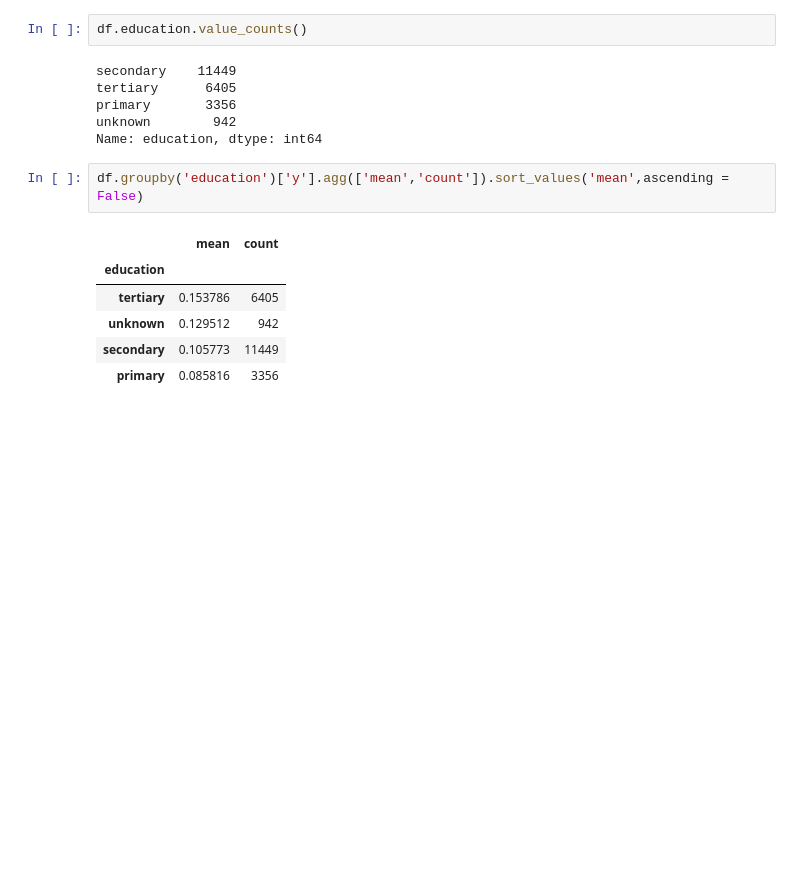
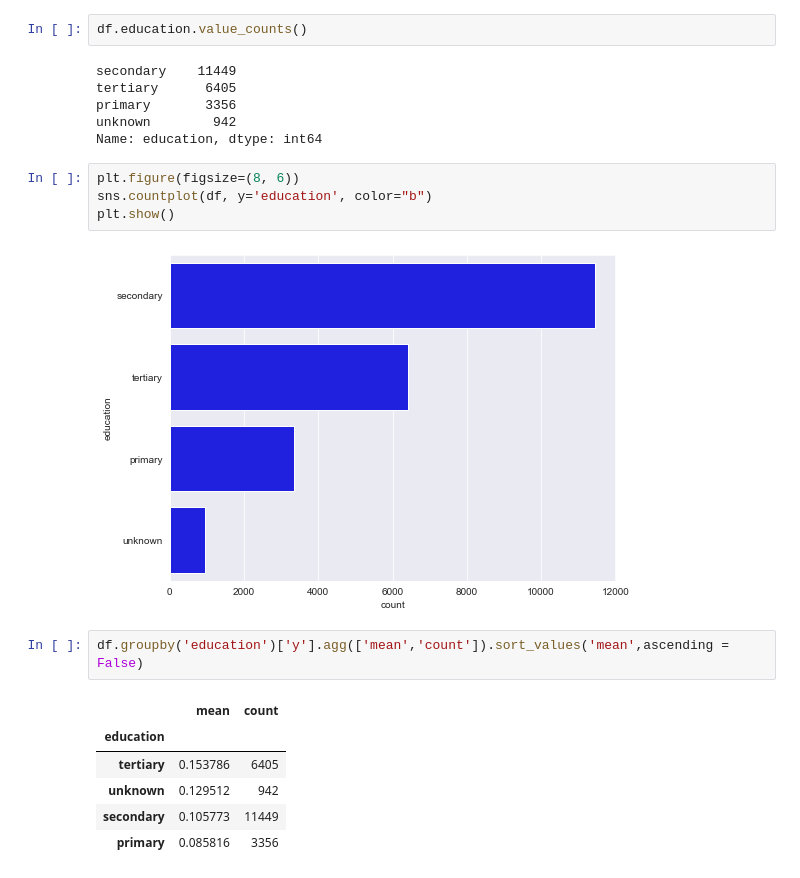
Before and after one commit to MajshiJD/ML_proj2, a Jupyter notebook: preprocessing/EDA_preprocessing.ipynb, the cells around one changed output. Saved outputs shown, nothing was run; the diff lists cells and outputs as text; blank space fills up the shorter version.

```diff
--- a/preprocessing/EDA_preprocessing.ipynb
+++ b/preprocessing/EDA_preprocessing.ipynb
@@ -179,6 +169,12 @@ tertiary      6405
 primary       3356
 unknown        942
 Name: education, dtype: int64
+# %%
+plt.figure(figsize=(8, 6))
+sns.countplot(df, y='education', color="b")
+plt.show()
+# %% [output]
+[figure, added]
 # %%
 df.groupby('education')['y'].agg(['mean','count']).sort_values('mean',ascending = False)
 # %% [output]
```
Also changed, not shown: parts of 8 cells of this notebook, 1 other file.
